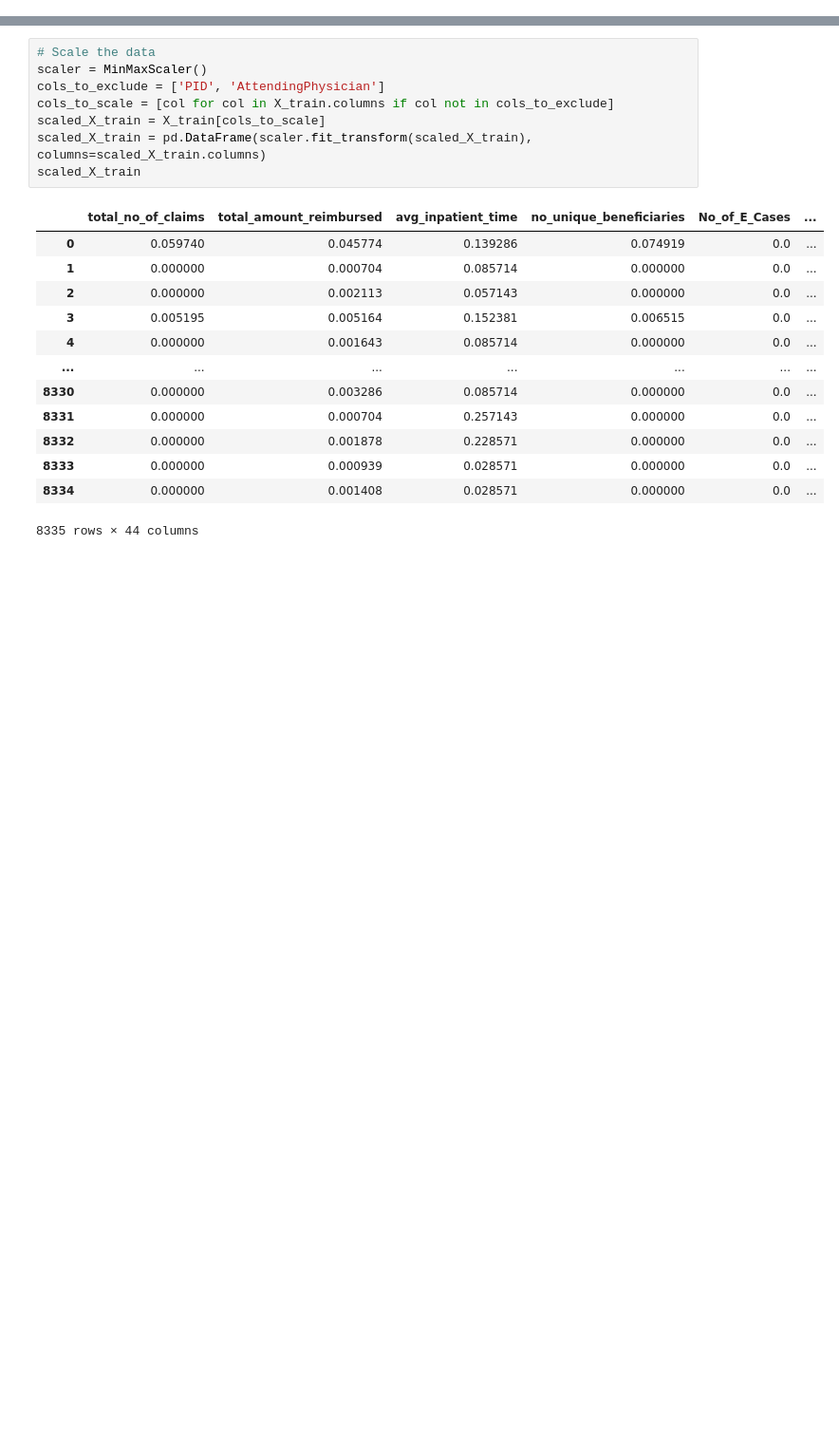
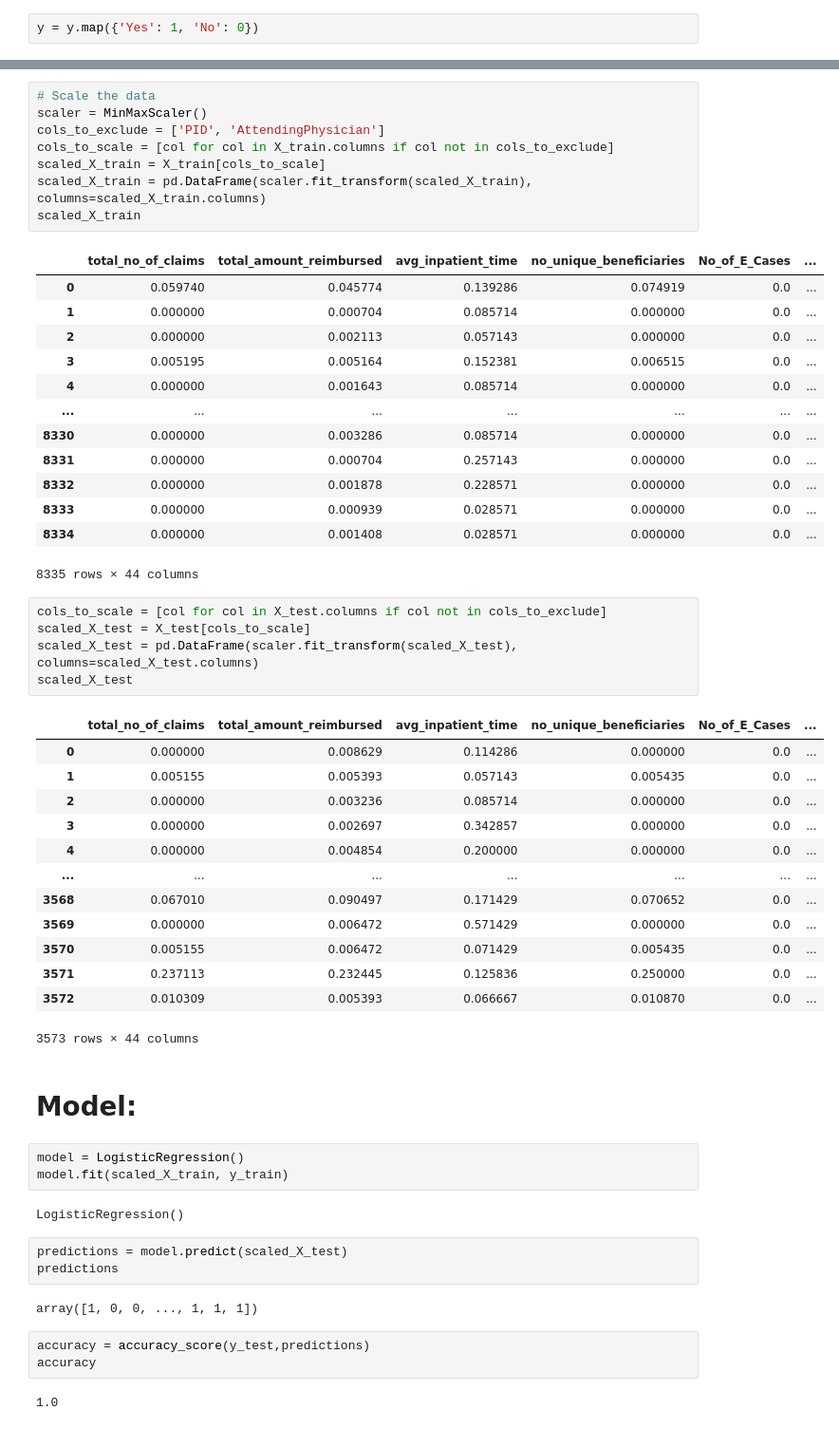
Before and after one commit to Cheryl0905/Datathon, a Jupyter notebook: Olivia_RSM8432_Datathon.ipynb, the cells around one changed output, grey strips where cells are left out. Shown: that part at 95% size. Cells and saved outputs as stored; diff of their text form; blank space fills up the shorter version.

```diff
--- a/Olivia_RSM8432_Datathon.ipynb
+++ b/Olivia_RSM8432_Datathon.ipynb
@@ -16,6 +19,8 @@ from sklearn.metrics import classification_report, confusion_matrix
 df = pd.read_excel('/content/SQL_Tushar.xlsx', sheet_name='Sheet1')
 y = df['Fraud']
 X = df.drop(columns=['Fraud','no_attending_physicians'])
+# %%
+y = y.map({'Yes': 1, 'No': 0})
 # %%
 X_train, X_test, y_train, y_test = train_test_split(X, y, test_size=0.3, random_state=42)
 # %%
@@ -40,3 +45,39 @@ scaled_X_train
 | 8333 | 0.000000 | 0.000939 | 0.028571 | 0.000000 | 0.0 | ... |
 | 8334 | 0.000000 | 0.001408 | 0.028571 | 0.000000 | 0.0 | ... |
 8335 rows × 44 columns
+# %%
+cols_to_scale = [col for col in X_test.columns if col not in cols_to_exclude]
+scaled_X_test = X_test[cols_to_scale]
+scaled_X_test = pd.DataFrame(scaler.fit_transform(scaled_X_test), columns=scaled_X_test.columns)
+scaled_X_test
+# %% [output]
+|  | total_no_of_claims | total_amount_reimbursed | avg_inpatient_time | no_unique_beneficiaries | No_of_E_Cases | ... |
+| 0 | 0.000000 | 0.008629 | 0.114286 | 0.000000 | 0.0 | ... |
+| 1 | 0.005155 | 0.005393 | 0.057143 | 0.005435 | 0.0 | ... |
+| 2 | 0.000000 | 0.003236 | 0.085714 | 0.000000 | 0.0 | ... |
+| 3 | 0.000000 | 0.002697 | 0.342857 | 0.000000 | 0.0 | ... |
+| 4 | 0.000000 | 0.004854 | 0.200000 | 0.000000 | 0.0 | ... |
+| ... | ... | ... | ... | ... | ... | ... |
+| 3568 | 0.067010 | 0.090497 | 0.171429 | 0.070652 | 0.0 | ... |
+| 3569 | 0.000000 | 0.006472 | 0.571429 | 0.000000 | 0.0 | ... |
+| 3570 | 0.005155 | 0.006472 | 0.071429 | 0.005435 | 0.0 | ... |
+| 3571 | 0.237113 | 0.232445 | 0.125836 | 0.250000 | 0.0 | ... |
+| 3572 | 0.010309 | 0.005393 | 0.066667 | 0.010870 | 0.0 | ... |
+3573 rows × 44 columns
+# %% [markdown]
+# Model:
+# %%
+model = LogisticRegression()
+model.fit(scaled_X_train, y_train)
+# %% [output]
+LogisticRegression()
+# %%
+predictions = model.predict(scaled_X_test)
+predictions
+# %% [output]
+array([1, 0, 0, ..., 1, 1, 1])
+# %%
+accuracy = accuracy_score(y_test,predictions)
+accuracy
+# %% [output]
+1.0
```
Also changed, not shown: parts of 3 cells of this notebook.
